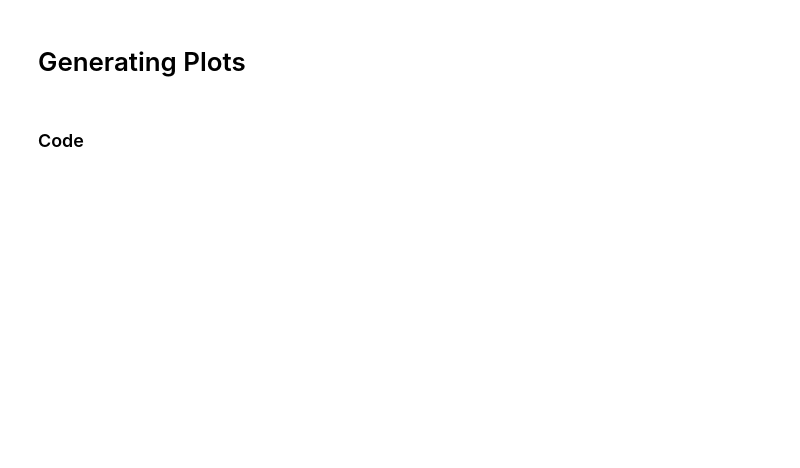
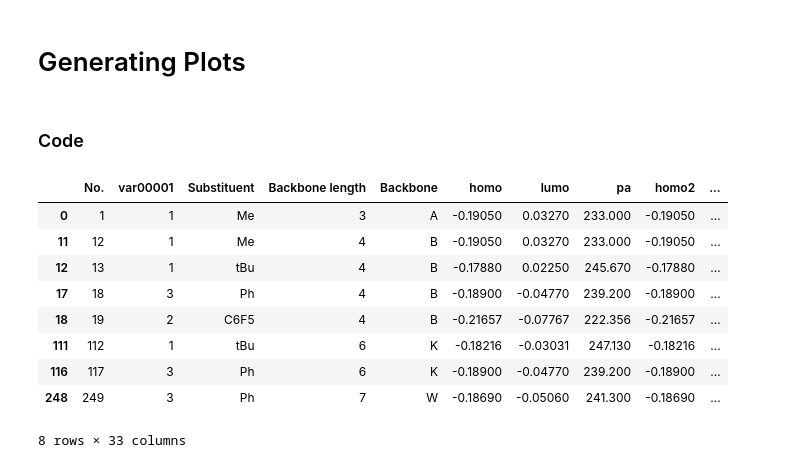
Before and after one commit to Fey-Group/Comparison-of-Dimensionality-Reduction-Techniques-for-Organometallic-Catalysis-, a Jupyter notebook: Plotting.ipynb, the cells around one changed output. Saved outputs shown, nothing was run; the diff lists cells and outputs as text; code cells hidden in the pictures; blank space fills up the shorter version.

```diff
--- a/Plotting.ipynb
+++ b/Plotting.ipynb
@@ -58,13 +58,22 @@ DRs = {'PCA':{'DRdf': pca_df_scale}, 'tSNE':{'DRdf': tsne_df_scale},
 DRs['PCA']['DRdf']['PC1'] = DRs['PCA']['DRdf']['PC1']*-1
 # %%
 subs_picked = ["Ph", "Me", "OPh" , 'tBu', "C6F5", 'p-Tol' ]
+backbones_picked = ['A', 'B', 'K', 'W']
+#subset = LKB[(LKB['Substituent'].isin(subs_picked)) & (LKB['Backbone'].isin(backbones_picked))]
 
-backbones_picked = ['A', 'B', 'K', 'W']
-
-subset = LKB[(LKB['Substituent'].isin(subs_picked)) & (LKB['Backbone'].isin(backbones_picked))]
-
-subset = subset[subset.index.isin([0,11, 12, 17, 18, 111, 248, 116])]
+subset = LKB[LKB.index.isin([0,11, 12, 17, 18, 111, 248, 116])]
 subset
+# %% [output]
+|  | No. | var00001 | Substituent | Backbone length | Backbone | homo | lumo | pa | homo2 | ... |
+| 0 | 1 | 1 | Me | 3 | A | -0.19050 | 0.03270 | 233.000 | -0.19050 | ... |
+| 11 | 12 | 1 | Me | 4 | B | -0.19050 | 0.03270 | 233.000 | -0.19050 | ... |
+| 12 | 13 | 1 | tBu | 4 | B | -0.17880 | 0.02250 | 245.670 | -0.17880 | ... |
+| 17 | 18 | 3 | Ph | 4 | B | -0.18900 | -0.04770 | 239.200 | -0.18900 | ... |
+| 18 | 19 | 2 | C6F5 | 4 | B | -0.21657 | -0.07767 | 222.356 | -0.21657 | ... |
+| 111 | 112 | 1 | tBu | 6 | K | -0.18216 | -0.03031 | 247.130 | -0.18216 | ... |
+| 116 | 117 | 3 | Ph | 6 | K | -0.18900 | -0.04770 | 239.200 | -0.18900 | ... |
+| 248 | 249 | 3 | Ph | 7 | W | -0.18690 | -0.05060 | 241.300 | -0.18690 | ... |
+8 rows × 33 columns
 # %%
 #Definition of k means clustering for the selected DR:
 def kmeans(k,DR_df_scale):
```
Also changed, not shown: parts of 5 cells of this notebook, 1 other file.
